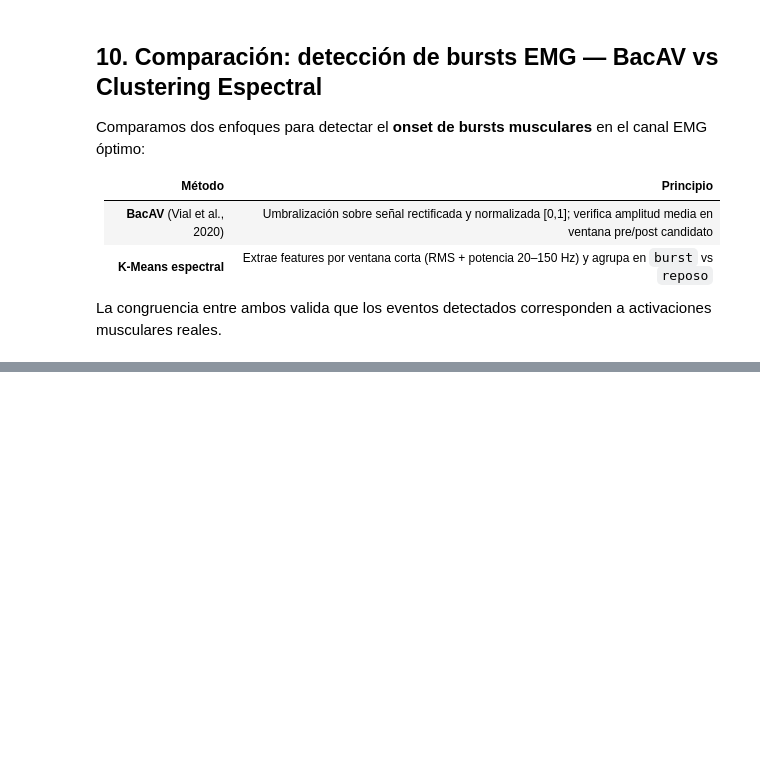
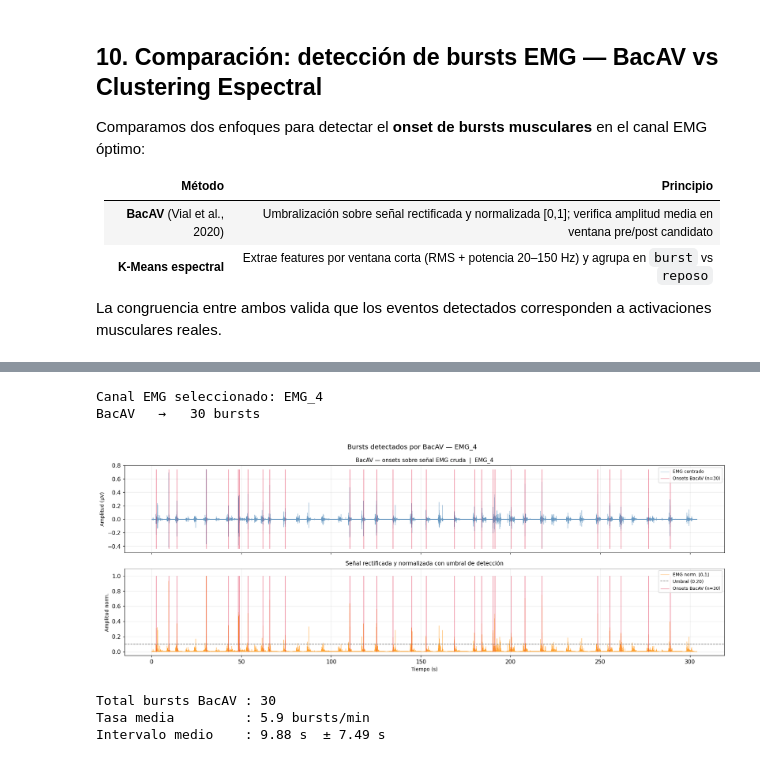
Before and after one commit to eduecheverria/RehabIA, a Jupyter notebook: laboratory/exploracion_inicial.ipynb, the cells around one changed output, grey strips where cells are left out. Drawn from its saved outputs; the diff is of its cells as text; code cells hidden in the pictures; blank space fills up the shorter version.

```diff
--- a/laboratory/exploracion_inicial.ipynb
+++ b/laboratory/exploracion_inicial.ipynb
@@ -202,8 +233,8 @@ for col in emg_cols:
     # Energía en banda EMG (20–150 Hz)
     freqs, psd = signal.welch(x_centered, SRATE, nperseg=1024)
     mask_emg = (freqs >= 20) & (freqs <= 150)
-    emg_band_power = np.trapz(psd[mask_emg], freqs[mask_emg])
-    total_power = np.trapz(psd, freqs)
+    emg_band_power = np.trapezoid(psd[mask_emg], freqs[mask_emg])
+    total_power = np.trapezoid(psd, freqs)
     emg_ratio = emg_band_power / total_power
 
     emg_ranking.append({
@@ -361,12 +441,12 @@ print(f'Canal EMG seleccionado: {EMG_CH}')
 
 def detect_bursts_bacav(
     x, srate,
-    threshold=0.20,
-    time_before=0.10,
+    threshold=0.10,
+    time_before=0.1,
     time_after=0.10,
-    amp_before=0.05,
-    amp_after=0.15,
-    burst_duration=0.20
+    amp_before=0.1,
+    amp_after=0.05,
+    burst_duration=0.3
 ):
     x_c    = x - np.mean(x)
     x_rect = np.abs(x_c)
@@ -388,3 +468,47 @@ def detect_bursts_bacav(
 
 bursts_bacav = detect_bursts_bacav(emg_raw, SRATE)
 print(f'BacAV   → {len(bursts_bacav):4d} bursts')
+# %% [output]
+Canal EMG seleccionado: EMG_4
+BacAV   →   30 bursts
+# %%
+x_c_bv    = emg_raw - np.mean(emg_raw)
+x_rect_bv = np.abs(x_c_bv)
+x_norm_bv = (x_rect_bv - x_rect_bv.min()) / (x_rect_bv.max() - x_rect_bv.min())
+
+fig, axes = plt.subplots(2, 1, figsize=(16, 6), sharex=True)
+
+# ── Panel superior: señal cruda con marcadores ────────────────────────────────
+axes[0].plot(t, x_c_bv, lw=0.35, color='steelblue', alpha=0.8, label='EMG centrado')
+axes[0].vlines(t[bursts_bacav], x_c_bv.min(), x_c_bv.max(),
+               color='crimson', lw=0.8, alpha=0.7, label=f'Onsets BacAV (n={len(bursts_bacav)})')
+axes[0].set_title(f'BacAV — onsets sobre señal EMG cruda  |  {EMG_CH}', fontsize=10)
+axes[0].set_ylabel('Amplitud (µV)', fontsize=9)
+axes[0].legend(fontsize=8, loc='upper right')
+axes[0].grid(True, alpha=0.25)
+
+# ── Panel inferior: señal normalizada con umbral ──────────────────────────────
+axes[1].plot(t, x_norm_bv, lw=0.35, color='darkorange', alpha=0.8, label='EMG norm. [0,1]')
+axes[1].axhline(0.1, color='gray', lw=1, ls='--', label='Umbral (0.20)')
+axes[1].vlines(t[bursts_bacav], 0, 1,
+               color='crimson', lw=0.8, alpha=0.7, label=f'Onsets BacAV (n={len(bursts_bacav)})')
+axes[1].set_title('Señal rectificada y normalizada con umbral de detección', fontsize=10)
+axes[1].set_xlabel('Tiempo (s)', fontsize=9)
+axes[1].set_ylabel('Amplitud norm.', fontsize=9)
+axes[1].set_ylim(-0.05, 1.1)
+axes[1].legend(fontsize=8, loc='upper right')
+axes[1].grid(True, alpha=0.25)
+
+plt.suptitle(f'Bursts detectados por BacAV — {EMG_CH}', fontsize=12)
+plt.tight_layout()
+plt.show()
+
+print(f'Total bursts BacAV : {len(bursts_bacav)}')
+print(f'Tasa media         : {len(bursts_bacav) / t[-1] * 60:.1f} bursts/min')
+print(f'Intervalo medio    : {np.mean(np.diff(t[bursts_bacav])):.2f} s  '
+      f'± {np.std(np.diff(t[bursts_bacav])):.2f} s')
+# %% [output]
+[figure, added]
+Total bursts BacAV : 30
+Tasa media         : 5.9 bursts/min
+Intervalo medio    : 9.88 s  ± 7.49 s
```
Also changed, not shown: parts of 26 cells of this notebook, 2 other files.
